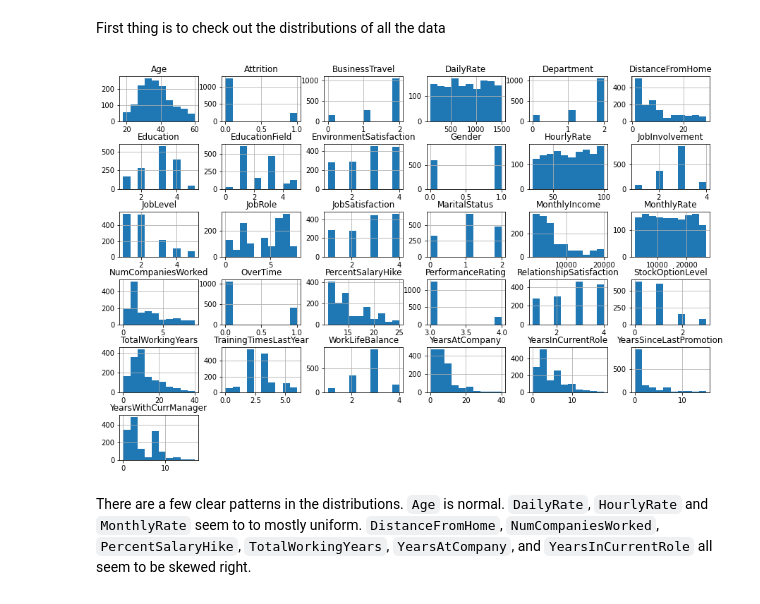
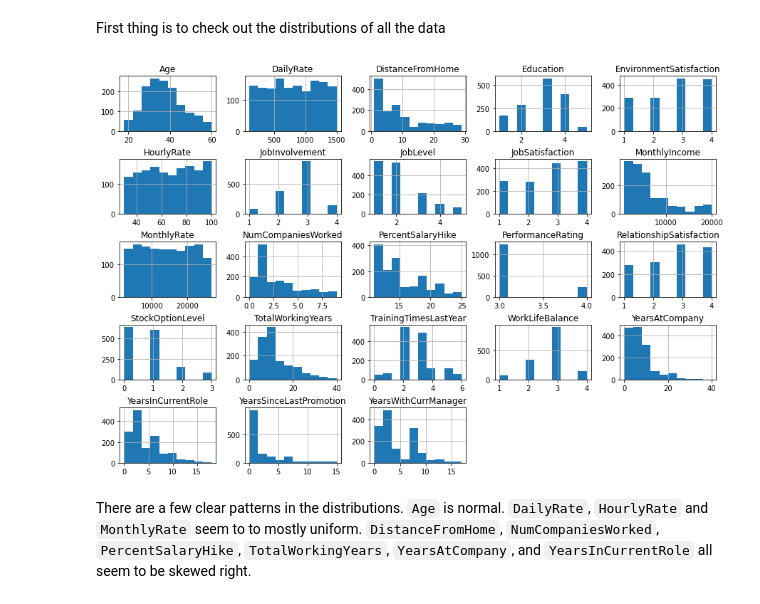
Before and after one commit to ixc9907/Springboard, a Jupyter notebook: IBM_Employee_Attrition/notebooks/eda.ipynb, the cells around one changed output. Cells and saved outputs as stored; diff of their text form; code cells hidden in the pictures.

```diff
--- a/IBM_Employee_Attrition/notebooks/eda.ipynb
+++ b/IBM_Employee_Attrition/notebooks/eda.ipynb
@@ -21,10 +21,10 @@ encoded_data = encoded_data.set_index('EmployeeNumber')
 # %% [markdown]
 First thing is to check out the distributions of all the data
 # %%
-encoded_data.hist(figsize=(15,10))
+data.hist(figsize=(15,10))
 plt.subplots_adjust(hspace=0.5)
 # %% [output]
-[figure, old version]
+[figure, new version]
 # %% [markdown]
 There are a few clear patterns in the distributions. `Age` is normal. `DailyRate`, `HourlyRate` and `MonthlyRate` seem to to mostly uniform. `DistanceFromHome`, `NumCompaniesWorked`, `PercentSalaryHike`, `TotalWorkingYears`, `YearsAtCompany`, and `YearsInCurrentRole` all seem to be skewed right.
 # %% [markdown]
```
Also changed, not shown: parts of 12 cells of this notebook, 11 other files.
